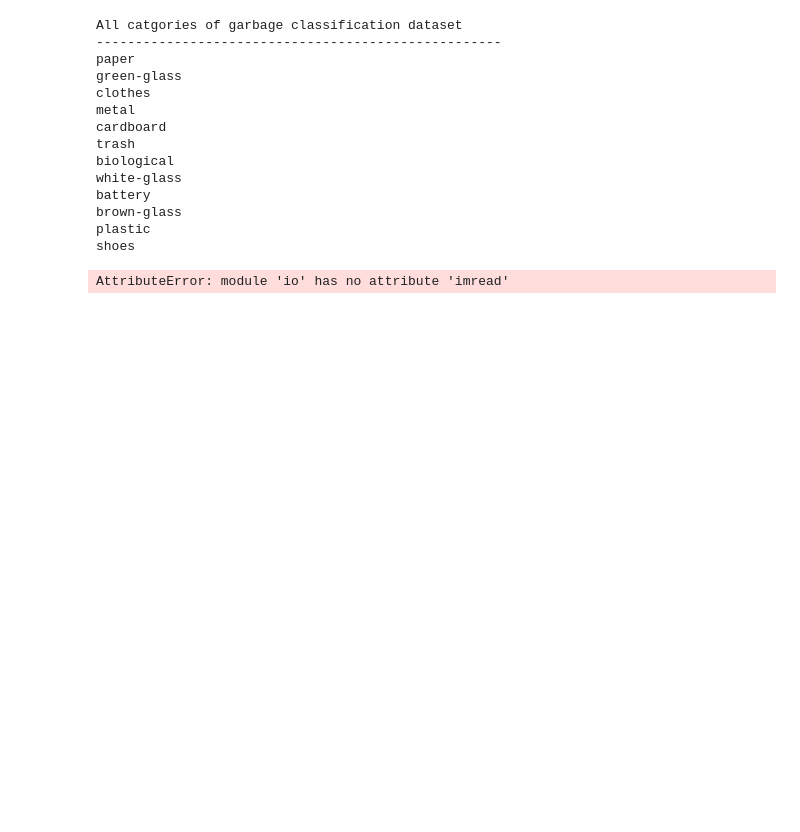
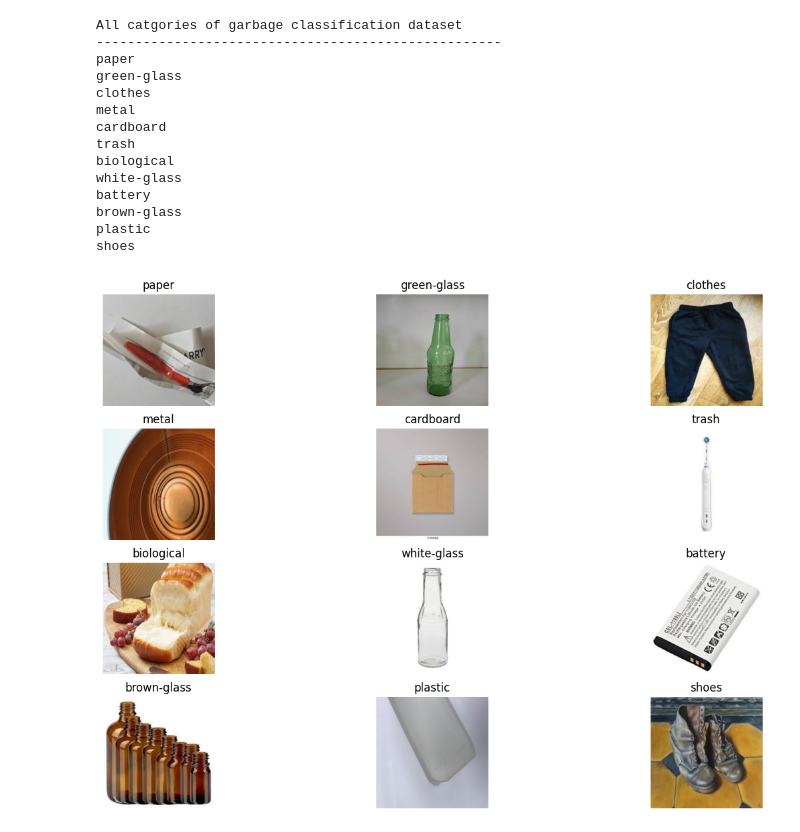
Before and after one commit to kazgar/at-at, a Jupyter notebook: model.ipynb, the cells around one changed output. Saved outputs shown, nothing was run; the diff lists cells and outputs as text; code cells hidden in the pictures; blank space fills up the shorter version.

```diff
--- a/model.ipynb
+++ b/model.ipynb
@@ -39,18 +43,24 @@ battery
 brown-glass
 plastic
 shoes
-# %%
-data_dict = {directory_name: [] for directory_name in os.listdir(dir_path)}
-
-data_path = Path('data/garbage_classification/')
-
-
-for directory_name in data_dict.keys():
-    for im in os.listdir(os.path.join(os.getcwd(), 'data/garbage_classification', directory_name)):
-        img = io.imread(im)
-        print(img)
-
-
-        break
-# %% [output]
-AttributeError: module 'io' has no attribute 'imread'
+# %%
+data_dict = {directory_name: [] for directory_name in os.listdir(dir_path)}
+
+data_path = Path('data/garbage_classification/')
+
+for category_name in data_dict.keys():
+    image_dir = data_path / category_name
+    for image in tqdm(os.listdir(image_dir)):
+        img = Image.open(image_dir / image)
+        img = img.resize((512, 512))
+        data_dict[category_name].append(img)
+
+fig, ax = plt.subplots(4, 3, figsize=(15, 10), sharex=False, sharey=False)
+images = [data_dict[category_name][0] for category_name in data_dict.keys()]
+
+for ax, img, title in zip(fig.axes, images, data_dict.keys()):
+    ax.set_title(title)
+    ax.imshow(img)
+    ax.axis('off')
+# %% [output]
+[figure, added]
```
Also changed, not shown: parts of 7 cells of this notebook, 3 other files.
